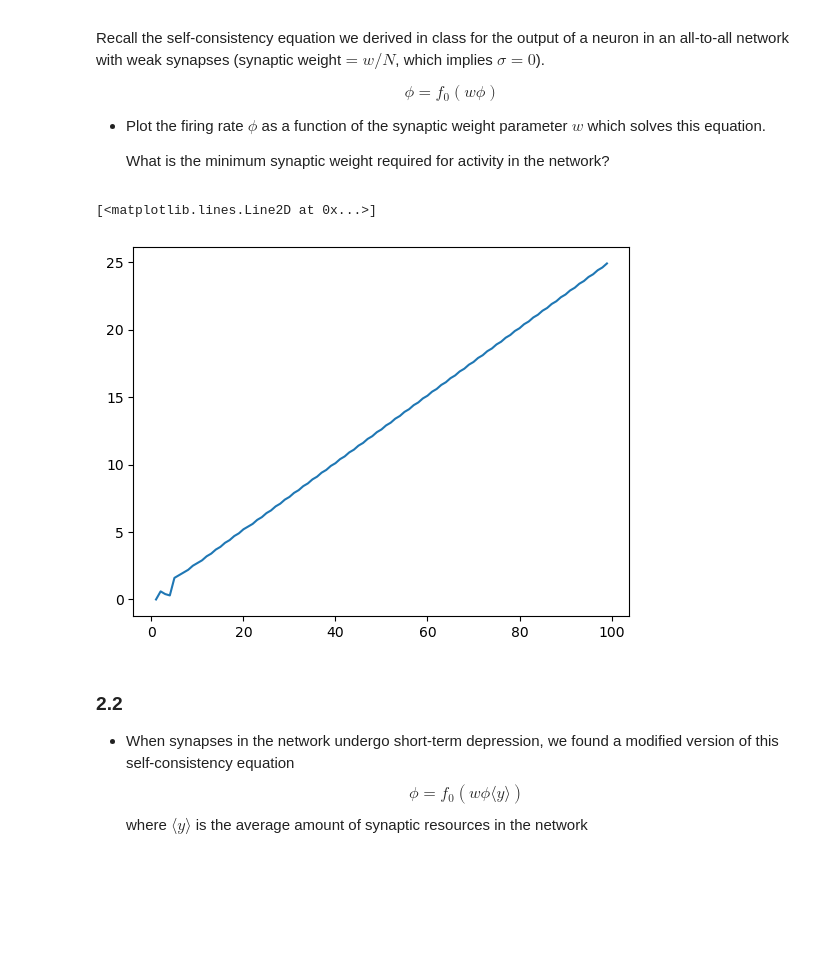
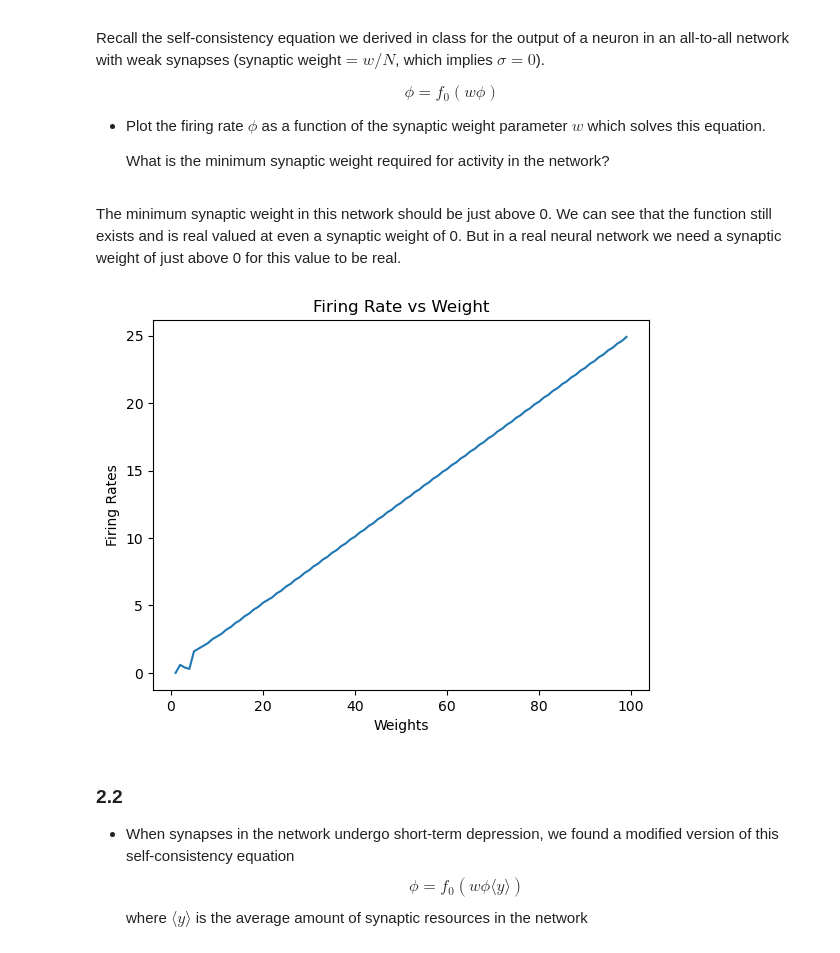
Before and after one commit to WillardFord/BIPN_164, a Jupyter notebook: BIPN164HW2_2023.ipynb, the cells around one changed output. Cells and saved outputs as stored; diff of their text form; code cells hidden in the pictures; blank space fills up the shorter version.

```diff
--- a/BIPN164HW2_2023.ipynb
+++ b/BIPN164HW2_2023.ipynb
@@ -265,7 +328,7 @@ N  = 10     # number of input signals to generate
 # What is the input frequency of the spike trains? We're not told anywhere
 #   --I'm going to assume it's the same as the first spike train we created at the begining.
 # TODO:
-fr = 0.01    # firing rate of each input neuron
+fr = 0.05    # firing rate of each input neuron
 
 V_out      = np.zeros_like(t)
 S_out      = np.zeros_like(t)
@@ -277,9 +340,10 @@ zSTP       = np.zeros([Lt, N])
 USTP       = np.zeros([Lt, N])
 
 # Correct input values:
-taurec     = 20
-tauin      = 5
-USE        = 0.5
+taurec     = 130
+tauin      = 1.5
+USE        = 0.03
+T_facil = 530
 
 USTP[0,:]  = USE
 
@@ -289,7 +353,10 @@ for neuron in range(10):
     S_neuron = [1 if (x < fr) else 0 for x in rand]
 
 # synaptic weight
-W = 10000 # This is something that you are toggling
+W = 100000 # This is something that you are toggling
+
+# Not sure why this weight doesn't produce a value that I can use???
+# I'm not able to produce a spike when using W as my value.
 
 tr = 0
 for it in range(Lt-1):
@@ -305,6 +372,7 @@ for it in range(Lt-1):
         ySTP[it+1, i] = ySTP[it,i] + dt * dy
         zSTP[it+1, i] = zSTP[it,i] + dt * dz
         USTP[it+1, i] = USTP[it,i] + dt * dU
+
 
     # LIF update step
     if tr > 0:
@@ -326,5 +394,9 @@ output_freq = np.sum(S_out)/T*1000
 
 print('Output frequency:', output_freq) # This gives us answer in hertz
 
-#plt.plot(t, V_out, label='Output Voltage') Sanity Check
+plt.plot(t, V_out)
+plt.title('Scenario 2')
+plt.xlabel("Time (ms)")
+plt.ylabel("Voltage (mV)")
+plt.show()
 # %% [output]
@@ -367,35 +446,40 @@ $$\phi = f_0(w\phi)$$
 * Plot the firing rate $\phi$ as a function of the synaptic weight parameter $w$ which solves this equation.
 
   What is the minimum synaptic weight required for activity in the network?
+# %% [markdown]
+The minimum synaptic weight in this network should be just above 0. We can see that the function still exists and is real valued at even a synaptic weight of 0. But in a real neural network we need a synaptic weight of just above 0 for this value to be real.
 # %%
 # start by defining the function f
 def f(I):
     return np.sqrt(np.maximum(0,I-1))
 
 # next define a range of values of w
 weights = range(1, 100)
 
 # for each w, find phi that solves the equation phi = f(w*phi)
 # you can use the function fsolve
 # alternatively, you can find phi which minimizes abs(phi-f(w*phi))
 
 phis = np.zeros(len(weights))
 for i in range(1, 99):
     phi = 0
     val = pval = abs(phi-f(weights[i]*phi))
     while val - pval >= 0:
         pval = val
         phi += 0.1
         val = abs(phi-f(weights[i]*phi))
         #print("Phi: ", phi)
         #print("Weight: ", weights[i])
         #print("Val: ", val)
     phis[i] = phi
 
-plt.plot(weights, phis, label="Firing Rate vs Weight")
+plt.plot(weights, phis)
+plt.xlabel("Weights")
+plt.ylabel("Firing Rates")
+plt.title("Firing Rate vs Weight")
+plt.show()
 # %% [output]
-[<matplotlib.lines.Line2D at 0x...>]
-[figure, old version]
+[figure, new version]
 # %% [markdown]
 ### 2.2
 * When synapses in the network undergo short-term depression, we found a modified version of this self-consistency equation
```
Also changed, not shown: parts of 8 cells of this notebook.
